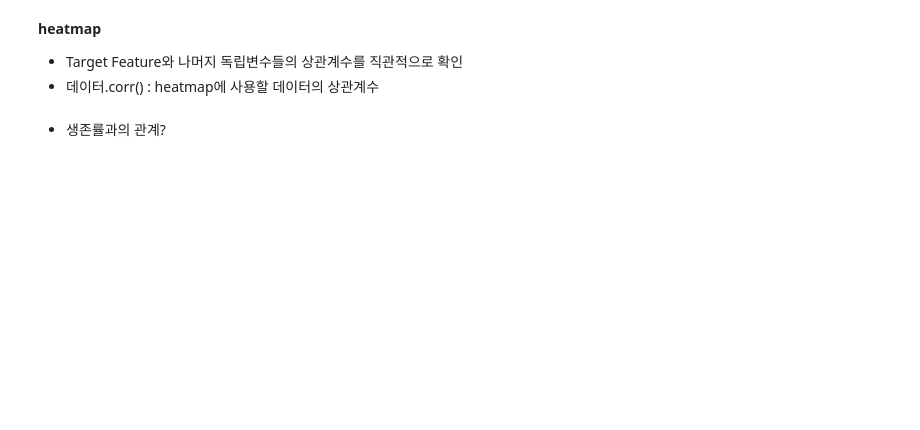
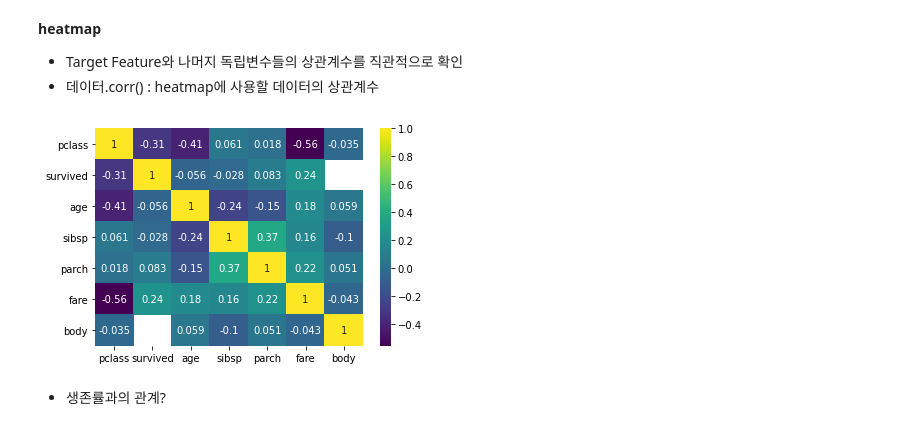
Before and after one commit to soohyoen/artificial-intelligence, a Jupyter notebook: ml_09_지도학습_DecisionTree_ipynb의_사본.ipynb, the cells around one changed output. Cells and saved outputs as stored; diff of their text form; code cells hidden in the pictures; blank space fills up the shorter version.

```diff
--- a/ml_09_지도학습_DecisionTree_ipynb의_사본.ipynb
+++ b/ml_09_지도학습_DecisionTree_ipynb의_사본.ipynb
@@ -604,3 +629,9 @@ import seaborn as sns
+# %%
+# 특성의 상관관계 분석
+sns.heatmap(df.corr(),cmap=plt.cm.viridis, annot = True)
+plt.show()
+# %% [output]
+[figure, added]
 # %% [markdown]
 - 생존률과의 관계?
 # %%
```
Also changed, not shown: parts of 20 cells of this notebook.
